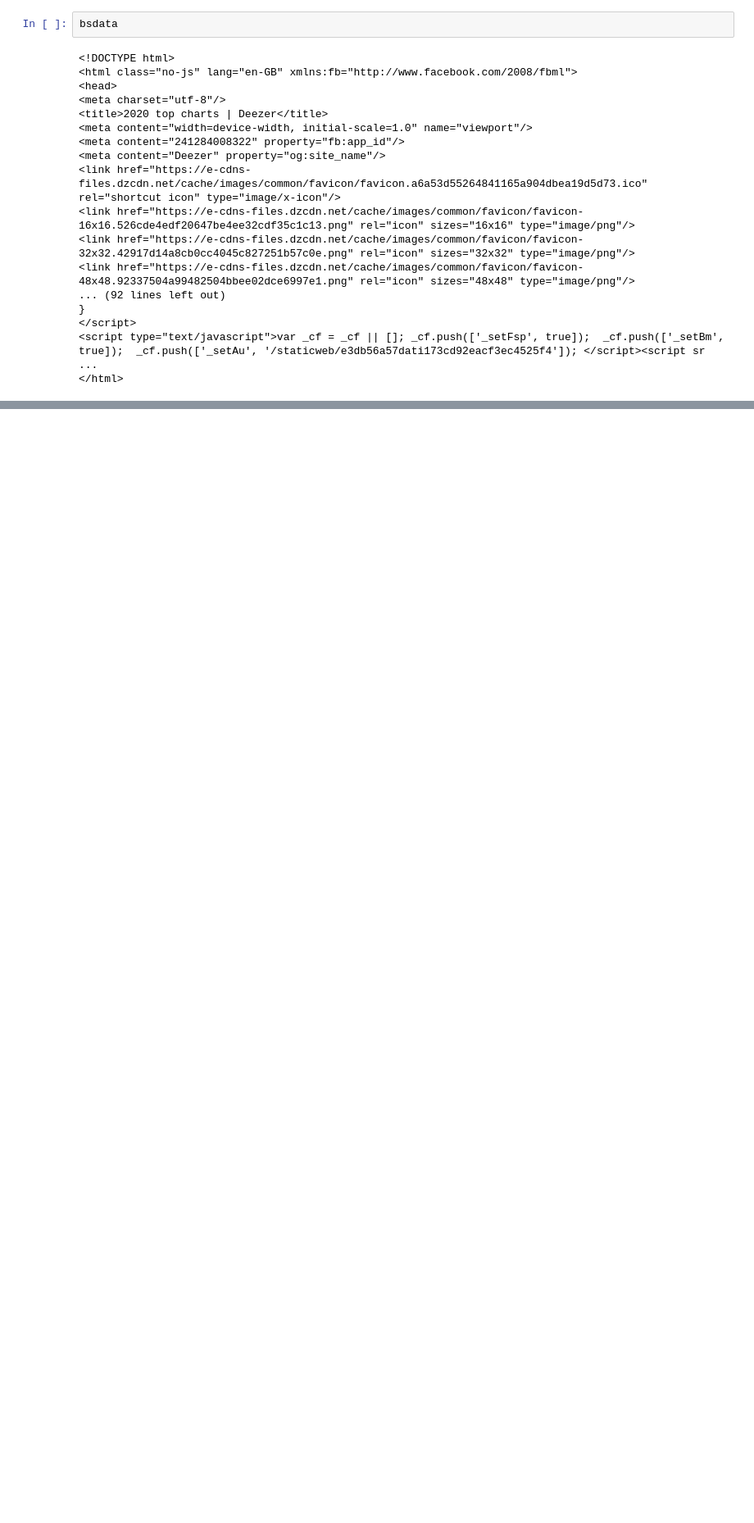
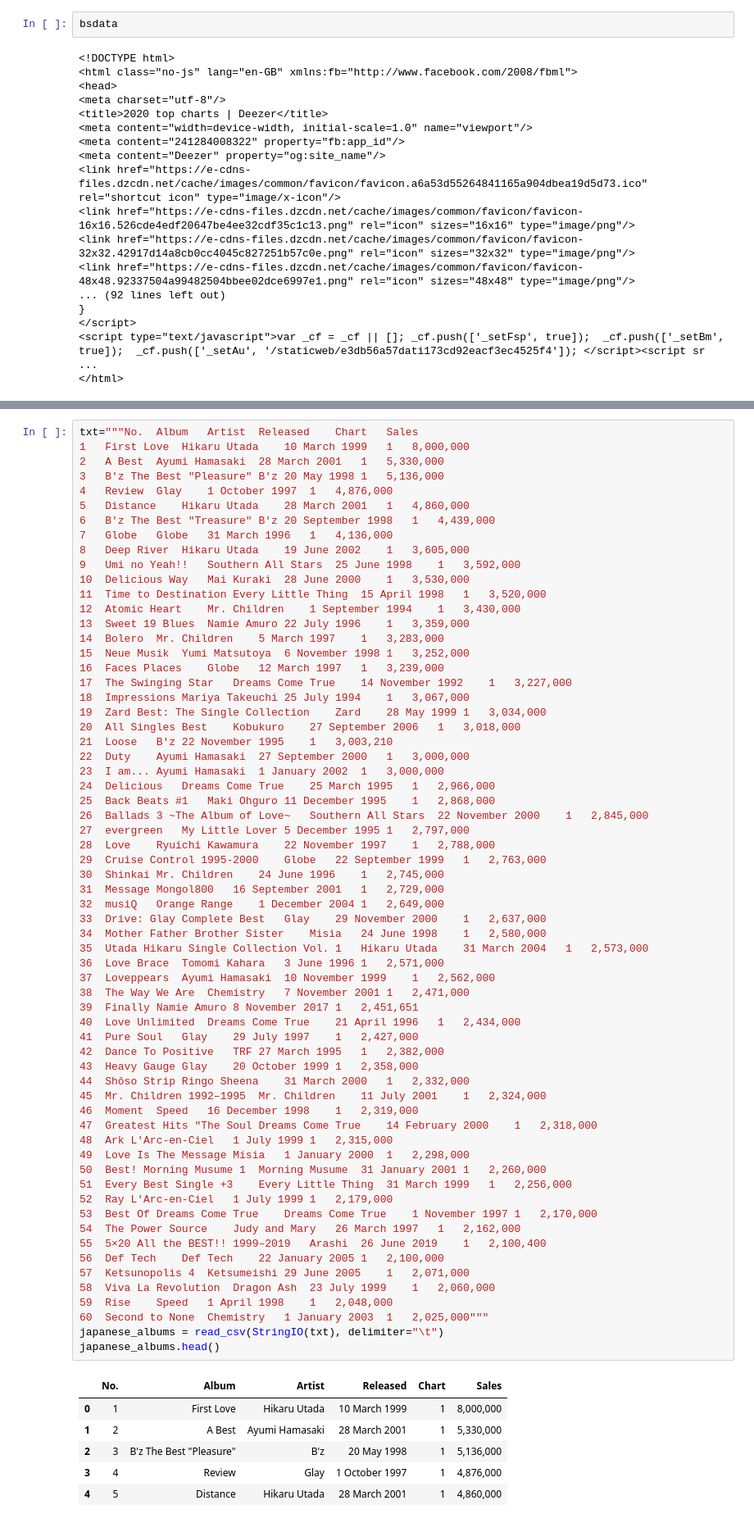
Before and after one commit to tgadf/charts, a Jupyter notebook: Japan.ipynb, the cells around one changed output, grey strips where cells are left out. Shown: that part at 82% size. Saved outputs shown, nothing was run; the diff lists cells and outputs as text; blank space fills up the shorter version.

```diff
--- a/Japan.ipynb
+++ b/Japan.ipynb
@@ -322,0 +214,71 @@ bsdata
+# %%
+txt="""No.	Album	Artist	Released	Chart	Sales
+1	First Love	Hikaru Utada	10 March 1999	1	8,000,000
+2	A Best	Ayumi Hamasaki	28 March 2001	1	5,330,000
+3	B'z The Best "Pleasure"	B'z	20 May 1998	1	5,136,000
+4	Review	Glay	1 October 1997	1	4,876,000
+5	Distance	Hikaru Utada	28 March 2001	1	4,860,000
+6	B'z The Best "Treasure"	B'z	20 September 1998	1	4,439,000
+7	Globe	Globe	31 March 1996	1	4,136,000
+8	Deep River	Hikaru Utada	19 June 2002	1	3,605,000
+9	Umi no Yeah!!	Southern All Stars	25 June 1998	1	3,592,000
+10	Delicious Way	Mai Kuraki	28 June 2000	1	3,530,000
+11	Time to Destination	Every Little Thing	15 April 1998	1	3,520,000
+12	Atomic Heart	Mr. Children	1 September 1994	1	3,430,000
+13	Sweet 19 Blues	Namie Amuro	22 July 1996	1	3,359,000
+14	Bolero	Mr. Children	5 March 1997	1	3,283,000
+15	Neue Musik	Yumi Matsutoya	6 November 1998	1	3,252,000
+16	Faces Places	Globe	12 March 1997	1	3,239,000
+17	The Swinging Star	Dreams Come True	14 November 1992	1	3,227,000
+18	Impressions	Mariya Takeuchi	25 July 1994	1	3,067,000
+19	Zard Best: The Single Collection	Zard	28 May 1999	1	3,034,000
+20	All Singles Best	Kobukuro	27 September 2006	1	3,018,000
+21	Loose	B'z	22 November 1995	1	3,003,210
+22	Duty	Ayumi Hamasaki	27 September 2000	1	3,000,000
+23	I am...	Ayumi Hamasaki	1 January 2002	1	3,000,000
+24	Delicious	Dreams Come True	25 March 1995	1	2,966,000
+25	Back Beats #1	Maki Ohguro	11 December 1995	1	2,868,000
+26	Ballads 3 ~The Album of Love~	Southern All Stars	22 November 2000	1	2,845,000
+27	evergreen	My Little Lover	5 December 1995	1	2,797,000
+28	Love	Ryuichi Kawamura	22 November 1997	1	2,788,000
+29	Cruise Control 1995-2000	Globe	22 September 1999	1	2,763,000
+30	Shinkai	Mr. Children	24 June 1996	1	2,745,000
+31	Message	Mongol800	16 September 2001	1	2,729,000
+32	musiQ	Orange Range	1 December 2004	1	2,649,000
+33	Drive: Glay Complete Best	Glay	29 November 2000	1	2,637,000
+34	Mother Father Brother Sister	Misia	24 June 1998	1	2,580,000
+35	Utada Hikaru Single Collection Vol. 1	Hikaru Utada	31 March 2004	1	2,573,000
+36	Love Brace	Tomomi Kahara	3 June 1996	1	2,571,000
+37	Loveppears	Ayumi Hamasaki	10 November 1999	1	2,562,000
+38	The Way We Are	Chemistry	7 November 2001	1	2,471,000
+39	Finally	Namie Amuro	8 November 2017	1	2,451,651
+40	Love Unlimited	Dreams Come True	21 April 1996	1	2,434,000
+41	Pure Soul	Glay	29 July 1997	1	2,427,000
+42	Dance To Positive	TRF	27 March 1995	1	2,382,000
+43	Heavy Gauge	Glay	20 October 1999	1	2,358,000
+44	Shōso Strip	Ringo Sheena	31 March 2000	1	2,332,000
+45	Mr. Children 1992–1995	Mr. Children	11 July 2001	1	2,324,000
+46	Moment	Speed	16 December 1998	1	2,319,000
+47	Greatest Hits "The Soul	Dreams Come True	14 February 2000	1	2,318,000
+48	Ark	L'Arc-en-Ciel	1 July 1999	1	2,315,000
+49	Love Is The Message	Misia	1 January 2000	1	2,298,000
+50	Best! Morning Musume 1	Morning Musume	31 January 2001	1	2,260,000
+51	Every Best Single +3	Every Little Thing	31 March 1999	1	2,256,000
+52	Ray	L'Arc-en-Ciel	1 July 1999	1	2,179,000
+53	Best Of Dreams Come True	Dreams Come True	1 November 1997	1	2,170,000
+54	The Power Source	Judy and Mary	26 March 1997	1	2,162,000
+55	5×20 All the BEST!! 1999–2019	Arashi	26 June 2019	1	2,100,400
+56	Def Tech	Def Tech	22 January 2005	1	2,100,000
+57	Ketsunopolis 4	Ketsumeishi	29 June 2005	1	2,071,000
+58	Viva La Revolution	Dragon Ash	23 July 1999	1	2,060,000
+59	Rise	Speed	1 April 1998	1	2,048,000
+60	Second to None	Chemistry	1 January 2003	1	2,025,000"""
+japanese_albums = read_csv(StringIO(txt), delimiter="\t")
+japanese_albums.head()
+# %% [output]
+|  | No. | Album | Artist | Released | Chart | Sales |
+| 0 | 1 | First Love | Hikaru Utada | 10 March 1999 | 1 | 8,000,000 |
+| 1 | 2 | A Best | Ayumi Hamasaki | 28 March 2001 | 1 | 5,330,000 |
+| 2 | 3 | B'z The Best "Pleasure" | B'z | 20 May 1998 | 1 | 5,136,000 |
+| 3 | 4 | Review | Glay | 1 October 1997 | 1 | 4,876,000 |
+| 4 | 5 | Distance | Hikaru Utada | 28 March 2001 | 1 | 4,860,000 |
```
Also changed, not shown: parts of 42 cells of this notebook, 6 other files.
